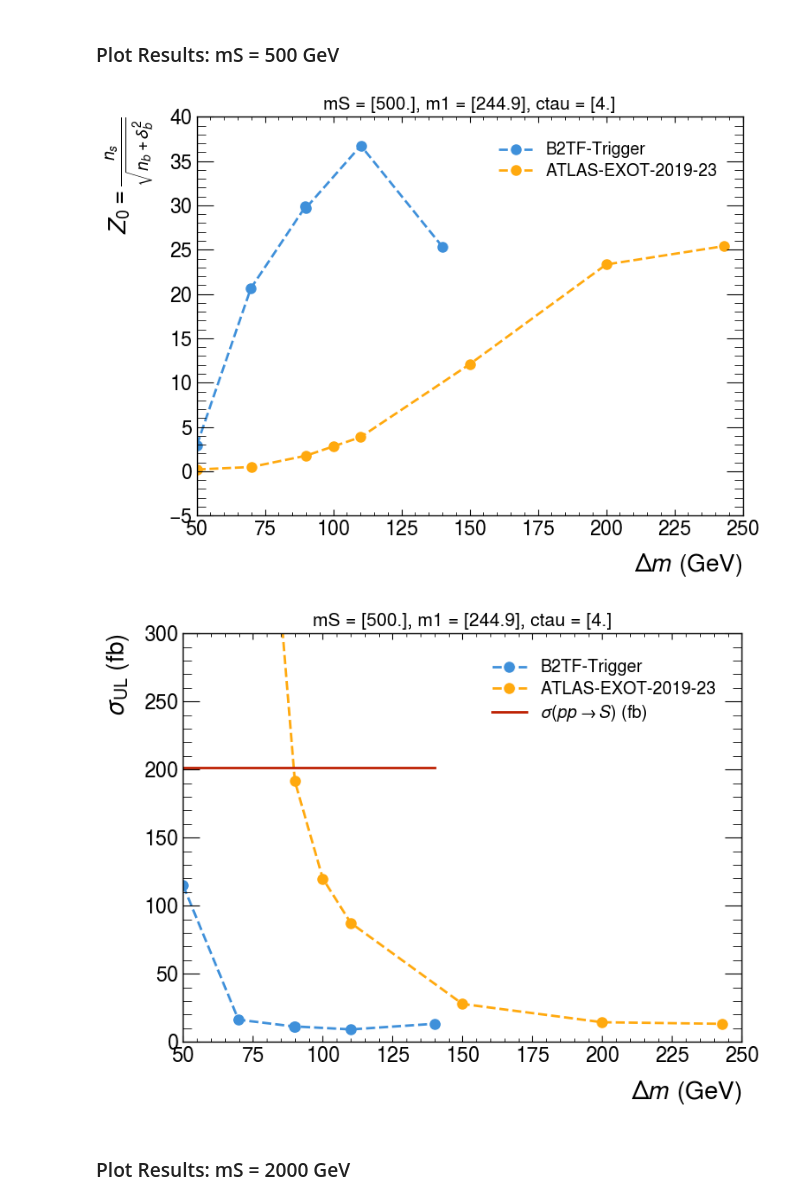
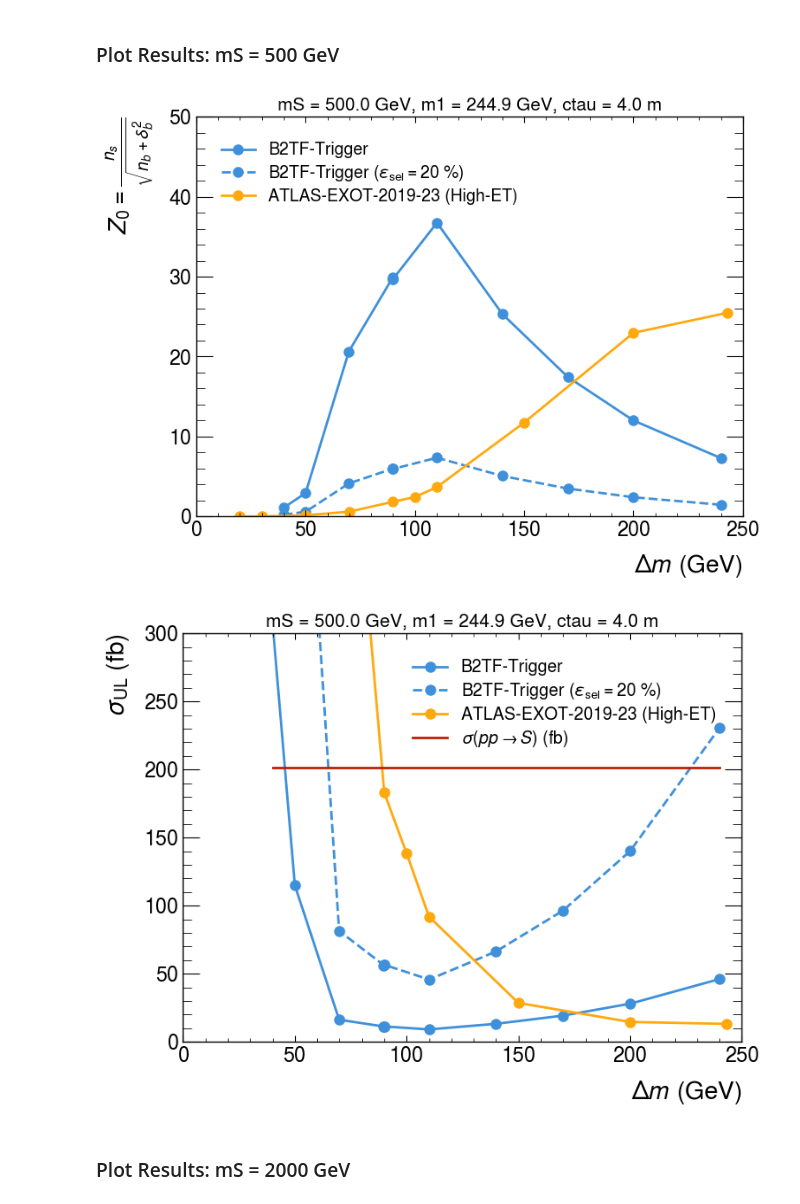
Before and after one commit to andlessa/back2futureTrigger, a Jupyter notebook: plotSignificance.ipynb, the cells around one changed output. Drawn from its saved outputs; the diff is of its cells as text; code cells hidden in the pictures.

```diff
--- a/plotSignificance.ipynb
+++ b/plotSignificance.ipynb
@@ -19,16 +22,36 @@ b2tf_data_df['dm'] = b2tf_data_df['m1']-b2tf_data_df['m0']
+# %%
+new_dm = [40.0,170.0,200.0,240.0]
+newRows = []
+for (ms,m1,ctau),data in b2tf_data_df.groupby(['ms','m1','ctau']):
+    if len(data) <= 3:
+        continue
+    f = interp1d(data['dm'],np.log(data['eff']),bounds_error=False,fill_value='extrapolate')
+    for dm in new_dm:
+        newRow = data[-1:].copy()
+        if dm > newRow['m1'].min():
+            continue
+        newRow['dm'] = dm
+        newRow['m0'] = newRow['m1']-newRow['dm']
+        newRow['eff'] = max(0.0,np.exp(f(newRow['dm'])))
+        newRows.append(newRow)
+
+newRows = pd.concat(newRows)
+b2tf_data_df = pd.concat((b2tf_data_df,newRows))
 # %% [markdown]
 ### Get ATLAS-EXOT-2019-23 effs
 # %%
 atlas_effs = np.genfromtxt('./ATLAS-EXOT-2019-23/atlas_exot_2019_23_effs.csv',delimiter=',',names=True)
 atlas_data_df = pd.DataFrame(atlas_effs,columns=atlas_effs.dtype.names)
 atlas_data_df['dm'] = atlas_data_df['m1']-atlas_data_df['m0']
+# Use high-ET SR (optmistic)
+atlas_data_df['eff'] = atlas_data_df['eff_highet']
 # %% [markdown]
 ### Add Cross-Sections
 # %%
 xsecsNLO = np.genfromtxt('./B2TF-Trigger/JZ_numerics/xsecsN3LO.csv',names=True,delimiter=',')
-xsecList =  np.interp(b2tf_effs['ms'], xsecsNLO['massGeV'], xsecsNLO['pp2s_N3LO_136TeVpb'])
+xsecList =  np.interp(b2tf_data_df['ms'], xsecsNLO['massGeV'], xsecsNLO['pp2s_N3LO_136TeVpb'])
 b2tf_data_df['xsecfb'] = xsecList*1000
-xsecList =  np.interp(atlas_effs['ms'], xsecsNLO['massGeV'], xsecsNLO['pp2s_N3LO_136TeVpb'])
+xsecList =  np.interp(atlas_data_df['ms'], xsecsNLO['massGeV'], xsecsNLO['pp2s_N3LO_136TeVpb'])
 atlas_data_df['xsecfb'] = xsecList*1000
 # %% [markdown]
 ### Add number of signal, background and observed events
@@ -76,40 +99,50 @@ atlas_data_df['muUL'] =  atlas_data_df[['ns','nb','nbError','nobs']].apply(getUL
 # %%
 ms = 500.0
 ctau = 4.0
+effCuts = 0.2
 # Filter data
 b2tf_data_df_filter = b2tf_data_df[(b2tf_data_df['ms'] == ms) & (b2tf_data_df['ctau'] == ctau)]
 b2tf_data_df_filter = b2tf_data_df_filter.sort_values('dm')
 
 atlas_data_df_filter = atlas_data_df[(atlas_data_df['ms'] == ms) & (np.abs(atlas_data_df['ctau']-ctau) < 0.1)]
 atlas_data_df_filter = atlas_data_df_filter.sort_values('dm')
 
 
-plt.plot(b2tf_data_df_filter['dm'],b2tf_data_df_filter['Z0'],'o--',label='B2TF-Trigger')
-plt.plot(atlas_data_df_filter['dm'],atlas_data_df_filter['Z0'],'o--',label='ATLAS-EXOT-2019-23')
+p = plt.plot(b2tf_data_df_filter['dm'],b2tf_data_df_filter['Z0'],'o-',label='B2TF-Trigger')
+plt.plot(b2tf_data_df_filter['dm'],b2tf_data_df_filter['Z0']*effCuts,'o--',label=r'B2TF-Trigger ($\epsilon_{\rm sel} = %1.0f$ %%)' %(100*effCuts),
+         c=p[0].get_color())
+plt.plot(atlas_data_df_filter['dm'],atlas_data_df_filter['Z0'],'o-',label='ATLAS-EXOT-2019-23 (High-ET)')
+
+plt.ylim(0.,50.)
 plt.xlabel(r'$\Delta m$ (GeV)')
 plt.ylabel(r'$Z_0 = \frac{n_s}{\sqrt{n_b + \delta_b^2}}$')
-plt.title(f'mS = {b2tf_data_df_filter['ms'].unique()}, m1 = {b2tf_data_df_filter['m1'].unique()}, ctau = {b2tf_data_df_filter['ctau'].unique()}',fontsize=15)
-plt.legend()
+plt.title(f'mS = {b2tf_data_df_filter['ms'].unique()[0]} GeV, m1 = {b2tf_data_df_filter['m1'].unique()[0]} GeV, ctau = {b2tf_data_df_filter['ctau'].unique()[0]} m',fontsize=15)
+plt.legend(loc='upper left')
+plt.savefig('Z0_vs_dm_ms500.png')
 plt.show()
 # %% [output]
-[figure, old version]
+[figure, new version]
 # %%
 
-plt.plot(b2tf_data_df_filter['dm'],b2tf_data_df_filter['muUL']*b2tf_data_df_filter['xsecfb'],
-         'o--',label='B2TF-Trigger')
+p = plt.plot(b2tf_data_df_filter['dm'],b2tf_data_df_filter['muUL']*b2tf_data_df_filter['xsecfb'],
+         'o-',label='B2TF-Trigger')
+plt.plot(b2tf_data_df_filter['dm'],b2tf_data_df_filter['muUL']*b2tf_data_df_filter['xsecfb']/effCuts,'o--',
+         label=r'B2TF-Trigger ($\epsilon_{\rm sel} = %1.0f$ %%)' %(100*effCuts),
+         c=p[0].get_color())
 plt.plot(atlas_data_df_filter['dm'],atlas_data_df_filter['muUL']*atlas_data_df_filter['xsecfb'],
-         'o--',label='ATLAS-EXOT-2019-23')
+         'o-',label='ATLAS-EXOT-2019-23 (High-ET)')
 plt.xlabel(r'$\Delta m$ (GeV)')
 plt.ylabel(r'$\sigma_{\rm UL}$ (fb)')
 plt.plot(b2tf_data_df_filter['dm'],b2tf_data_df_filter['xsecfb'],
          label=r'$\sigma(p p \rightarrow S)$ (fb)')
-plt.title(f'mS = {b2tf_data_df_filter['ms'].unique()}, m1 = {b2tf_data_df_filter['m1'].unique()}, ctau = {b2tf_data_df_filter['ctau'].unique()}',fontsize=15)
+plt.title(f'mS = {b2tf_data_df_filter['ms'].unique()[0]} GeV, m1 = {b2tf_data_df_filter['m1'].unique()[0]} GeV, ctau = {b2tf_data_df_filter['ctau'].unique()[0]} m',fontsize=15)
 # plt.yscale('log')
 plt.ylim(0,300.0)
 plt.legend()
+plt.savefig('sigUL_vs_dm_ms500.png')
 plt.show()
 # %% [output]
-[figure, old version]
+[figure, new version]
 # %% [markdown]
 ### Plot Results: mS = 2000 GeV
 # %%
```
Also changed, not shown: parts of 4 cells of this notebook, 17 other files.
